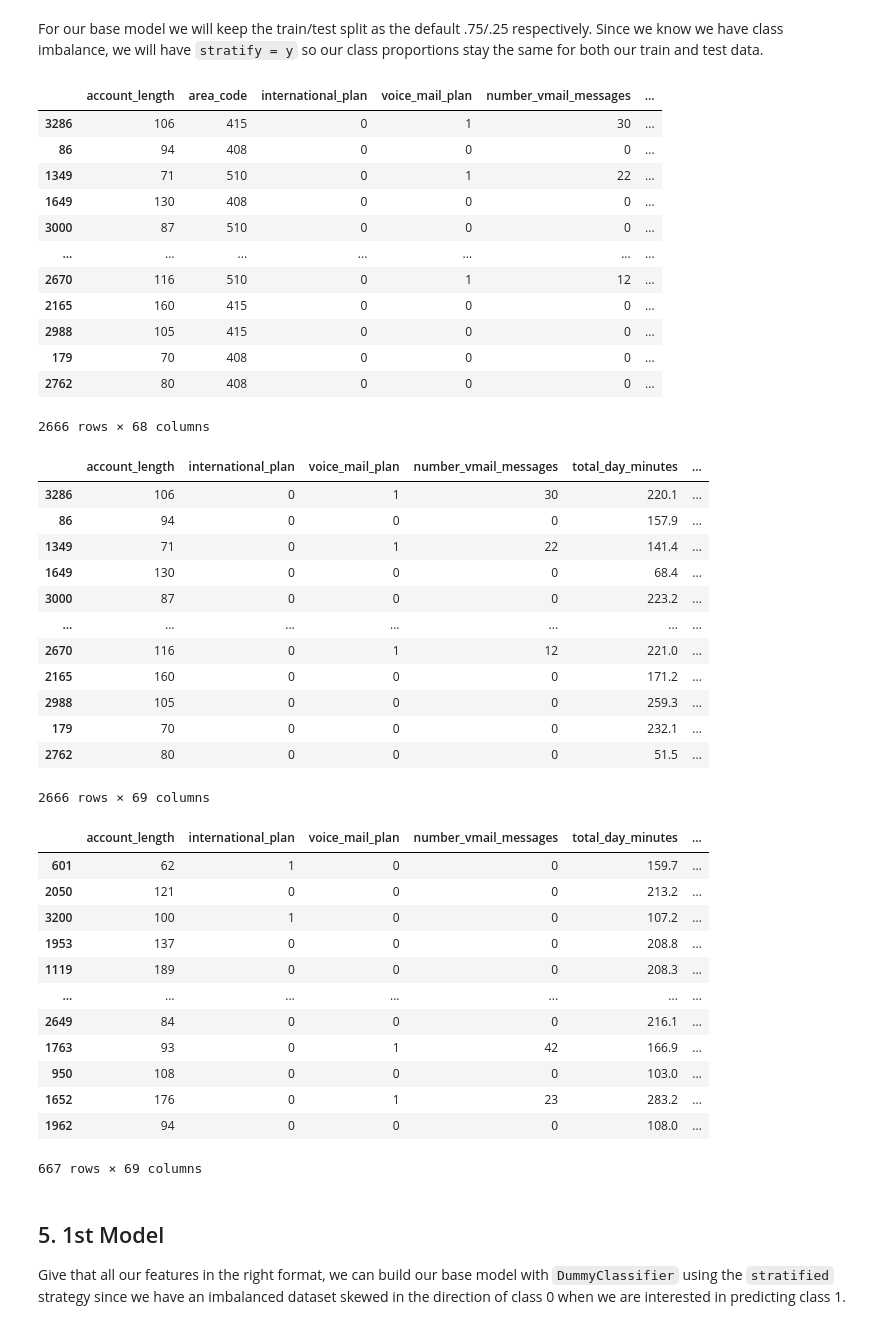
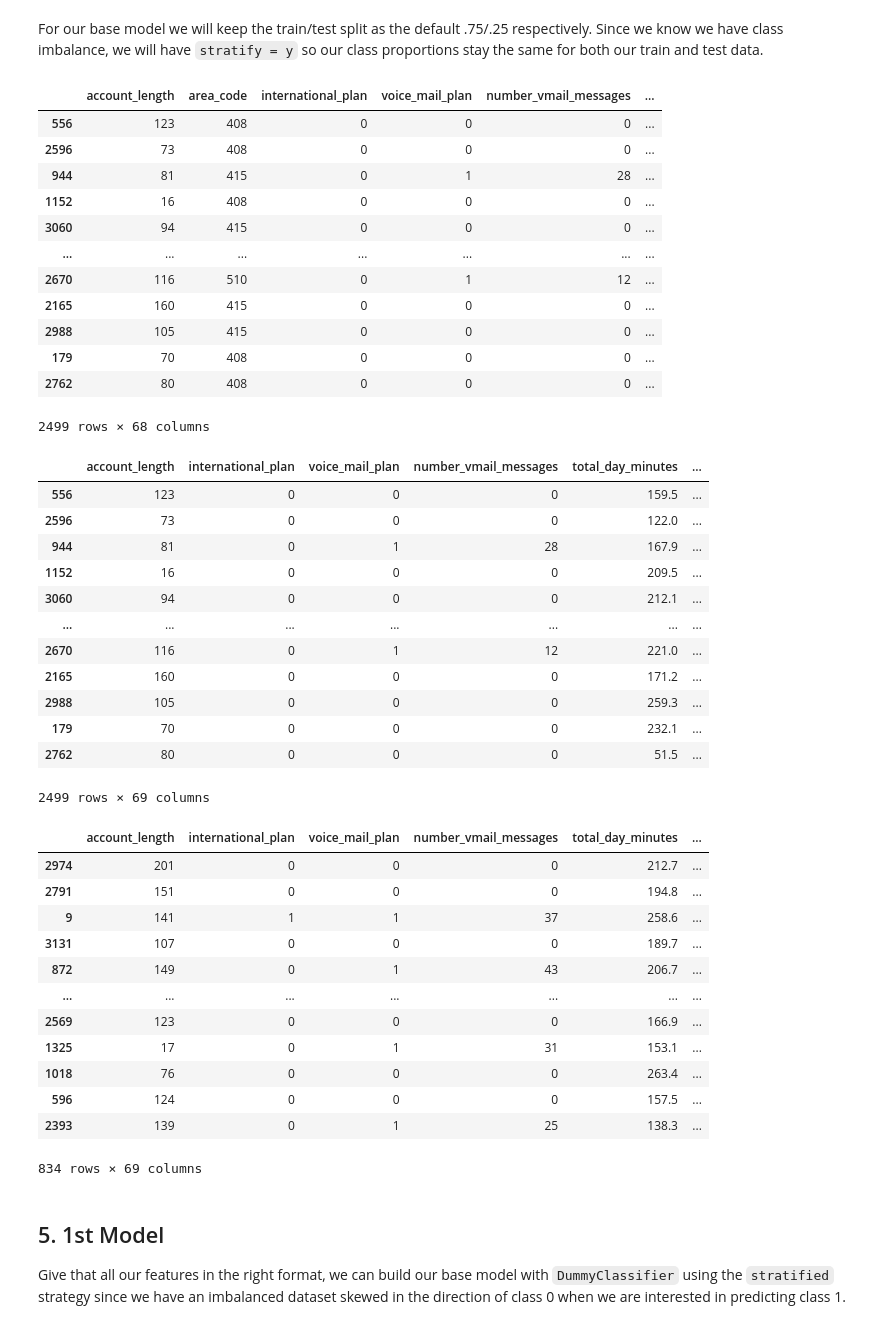
Before and after one commit to DJhesi/telecomm-customer-churn-model, a Jupyter notebook: SyriaTel_Churn_Model-cv5.ipynb, the cells around one changed output. Saved outputs shown, nothing was run; the diff lists cells and outputs as text; code cells hidden in the pictures.

```diff
--- a/SyriaTel_Churn_Model-cv5.ipynb
+++ b/SyriaTel_Churn_Model-cv5.ipynb
@@ -42,7 +45,7 @@ The dataset contains data on the customers of a Telecom company. Each row repres
 # %%
 # Load in csv
 
-df = pd.read_csv('data/churn_dataset.csv')
+df = pd.read_csv('Data/tel_cust_curn.csv')
 df.head()
 # %% [output]
 |  | state | account length | area code | phone number | international plan | voice mail plan | ... |
@@ -287,29 +295,29 @@ df_copy = df.copy()
 X = df_copy.drop(columns=['churn'],axis=1)
 y = df_copy['churn']
 
-X_train, X_test, y_train, y_test = train_test_split(X,y,random_state=42,stratify=y, test_size=.2)
+X_train, X_test, y_train, y_test = train_test_split(X,y,random_state=42,stratify=y)
 # %%
 # Tranform 'state' column with OneHotEncoder
 
-ohe = OneHotEncoder(drop="first", sparse=False, handle_unknown='ignore')
+ohe = OneHotEncoder(drop="first", sparse_output=False, handle_unknown='ignore')
 ohe_df = pd.DataFrame(ohe.fit_transform(X_train[['state']]),columns=ohe.get_feature_names_out(['state']),index=X_train.index)
 X_train.drop(columns=['state'],axis=1,inplace=True)
 X_train = pd.concat([X_train,ohe_df],axis=1)
 X_train
 # %% [output]
 |  | account_length | area_code | international_plan | voice_mail_plan | number_vmail_messages | ... |
-| 3286 | 106 | 415 | 0 | 1 | 30 | ... |
-| 86 | 94 | 408 | 0 | 0 | 0 | ... |
-| 1349 | 71 | 510 | 0 | 1 | 22 | ... |
-| 1649 | 130 | 408 | 0 | 0 | 0 | ... |
-| 3000 | 87 | 510 | 0 | 0 | 0 | ... |
+| 556 | 123 | 408 | 0 | 0 | 0 | ... |
+| 2596 | 73 | 408 | 0 | 0 | 0 | ... |
+| 944 | 81 | 415 | 0 | 1 | 28 | ... |
+| 1152 | 16 | 408 | 0 | 0 | 0 | ... |
+| 3060 | 94 | 415 | 0 | 0 | 0 | ... |
 | ... | ... | ... | ... | ... | ... | ... |
 | 2670 | 116 | 510 | 0 | 1 | 12 | ... |
 | 2165 | 160 | 415 | 0 | 0 | 0 | ... |
 | 2988 | 105 | 415 | 0 | 0 | 0 | ... |
 | 179 | 70 | 408 | 0 | 0 | 0 | ... |
 | 2762 | 80 | 408 | 0 | 0 | 0 | ... |
-2666 rows × 68 columns
+2499 rows × 68 columns
 # %%
 # Apply to X_test
 
@@ -325,18 +333,18 @@ X_train = pd.concat([X_train,ohe_df],axis=1)
 X_train
 # %% [output]
 |  | account_length | international_plan | voice_mail_plan | number_vmail_messages | total_day_minutes | ... |
-| 3286 | 106 | 0 | 1 | 30 | 220.1 | ... |
-| 86 | 94 | 0 | 0 | 0 | 157.9 | ... |
-| 1349 | 71 | 0 | 1 | 22 | 141.4 | ... |
-| 1649 | 130 | 0 | 0 | 0 | 68.4 | ... |
-| 3000 | 87 | 0 | 0 | 0 | 223.2 | ... |
+| 556 | 123 | 0 | 0 | 0 | 159.5 | ... |
+| 2596 | 73 | 0 | 0 | 0 | 122.0 | ... |
+| 944 | 81 | 0 | 1 | 28 | 167.9 | ... |
+| 1152 | 16 | 0 | 0 | 0 | 209.5 | ... |
+| 3060 | 94 | 0 | 0 | 0 | 212.1 | ... |
 | ... | ... | ... | ... | ... | ... | ... |
 | 2670 | 116 | 0 | 1 | 12 | 221.0 | ... |
 | 2165 | 160 | 0 | 0 | 0 | 171.2 | ... |
 | 2988 | 105 | 0 | 0 | 0 | 259.3 | ... |
 | 179 | 70 | 0 | 0 | 0 | 232.1 | ... |
 | 2762 | 80 | 0 | 0 | 0 | 51.5 | ... |
-2666 rows × 69 columns
+2499 rows × 69 columns
 # %%
 # Apply to X_test
 
@@ -346,18 +354,18 @@ X_test = pd.concat([X_test,ohe_df],axis=1)
 X_test
 # %% [output]
 |  | account_length | international_plan | voice_mail_plan | number_vmail_messages | total_day_minutes | ... |
-| 601 | 62 | 1 | 0 | 0 | 159.7 | ... |
-| 2050 | 121 | 0 | 0 | 0 | 213.2 | ... |
-| 3200 | 100 | 1 | 0 | 0 | 107.2 | ... |
-| 1953 | 137 | 0 | 0 | 0 | 208.8 | ... |
-| 1119 | 189 | 0 | 0 | 0 | 208.3 | ... |
+| 2974 | 201 | 0 | 0 | 0 | 212.7 | ... |
+| 2791 | 151 | 0 | 0 | 0 | 194.8 | ... |
+| 9 | 141 | 1 | 1 | 37 | 258.6 | ... |
+| 3131 | 107 | 0 | 0 | 0 | 189.7 | ... |
+| 872 | 149 | 0 | 1 | 43 | 206.7 | ... |
 | ... | ... | ... | ... | ... | ... | ... |
-| 2649 | 84 | 0 | 0 | 0 | 216.1 | ... |
-| 1763 | 93 | 0 | 1 | 42 | 166.9 | ... |
-| 950 | 108 | 0 | 0 | 0 | 103.0 | ... |
-| 1652 | 176 | 0 | 1 | 23 | 283.2 | ... |
-| 1962 | 94 | 0 | 0 | 0 | 108.0 | ... |
+| 2569 | 123 | 0 | 0 | 0 | 166.9 | ... |
+| 1325 | 17 | 0 | 1 | 31 | 153.1 | ... |
+| 1018 | 76 | 0 | 0 | 0 | 263.4 | ... |
+| 596 | 124 | 0 | 0 | 0 | 157.5 | ... |
+| 2393 | 139 | 0 | 1 | 25 | 138.3 | ... |
-667 rows × 69 columns
+834 rows × 69 columns
 # %% [markdown]
 ## 5. 1st Model
 
```
Also changed, not shown: parts of 47 cells of this notebook, 20 other files.
